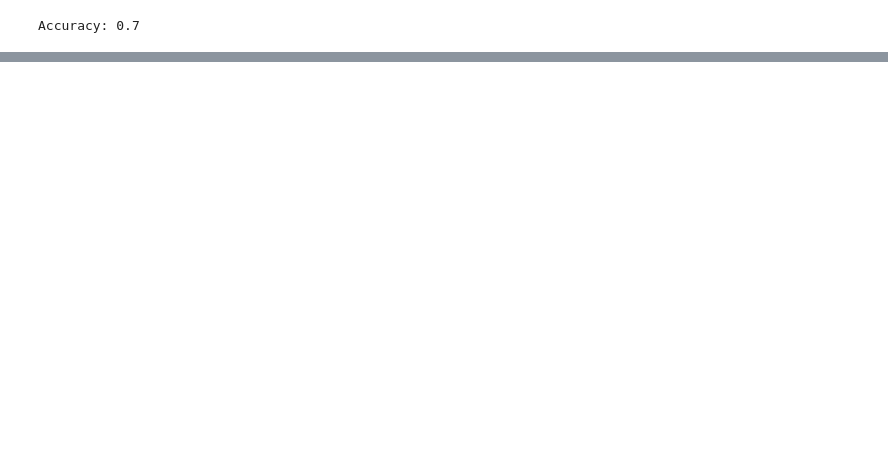
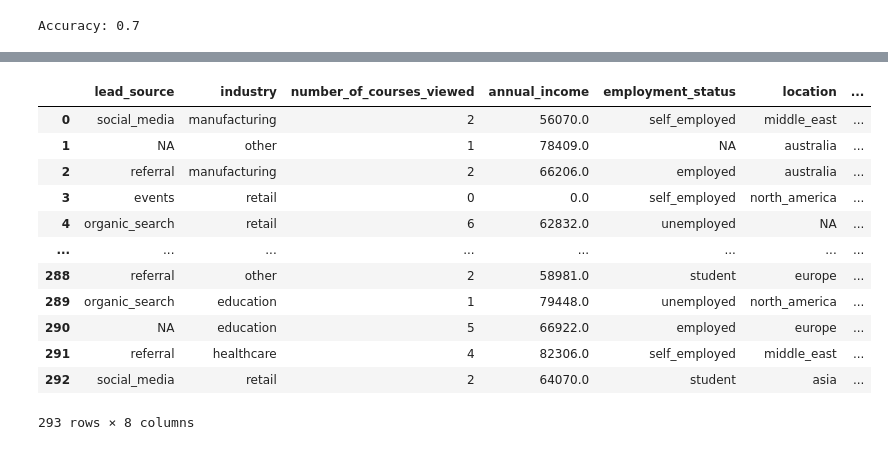
Before and after one commit to rosa-lpz/machine-learning-zoomcamp-homework, a Jupyter notebook: 03-classification/homework-03.ipynb, the cells around one changed output, grey strips where cells are left out. Cells and saved outputs as stored; diff of their text form; code cells hidden in the pictures; blank space fills up the shorter version.

```diff
--- a/03-classification/homework-03.ipynb
+++ b/03-classification/homework-03.ipynb
@@ -333,0 +361,16 @@ Which of following feature has the smallest difference?
+# %%
+df_test
+# %% [output]
+|  | lead_source | industry | number_of_courses_viewed | annual_income | employment_status | location | ... |
+| 0 | social_media | manufacturing | 2 | 56070.0 | self_employed | middle_east | ... |
+| 1 | NA | other | 1 | 78409.0 | NA | australia | ... |
+| 2 | referral | manufacturing | 2 | 66206.0 | employed | australia | ... |
+| 3 | events | retail | 0 | 0.0 | self_employed | north_america | ... |
+| 4 | organic_search | retail | 6 | 62832.0 | unemployed | NA | ... |
+| ... | ... | ... | ... | ... | ... | ... | ... |
+| 288 | referral | other | 2 | 58981.0 | student | europe | ... |
+| 289 | organic_search | education | 1 | 79448.0 | unemployed | north_america | ... |
+| 290 | NA | education | 5 | 66922.0 | employed | europe | ... |
+| 291 | referral | healthcare | 4 | 82306.0 | self_employed | middle_east | ... |
+| 292 | social_media | retail | 2 | 64070.0 | student | asia | ... |
+293 rows × 8 columns
```
Also changed, not shown: parts of 17 cells of this notebook.
